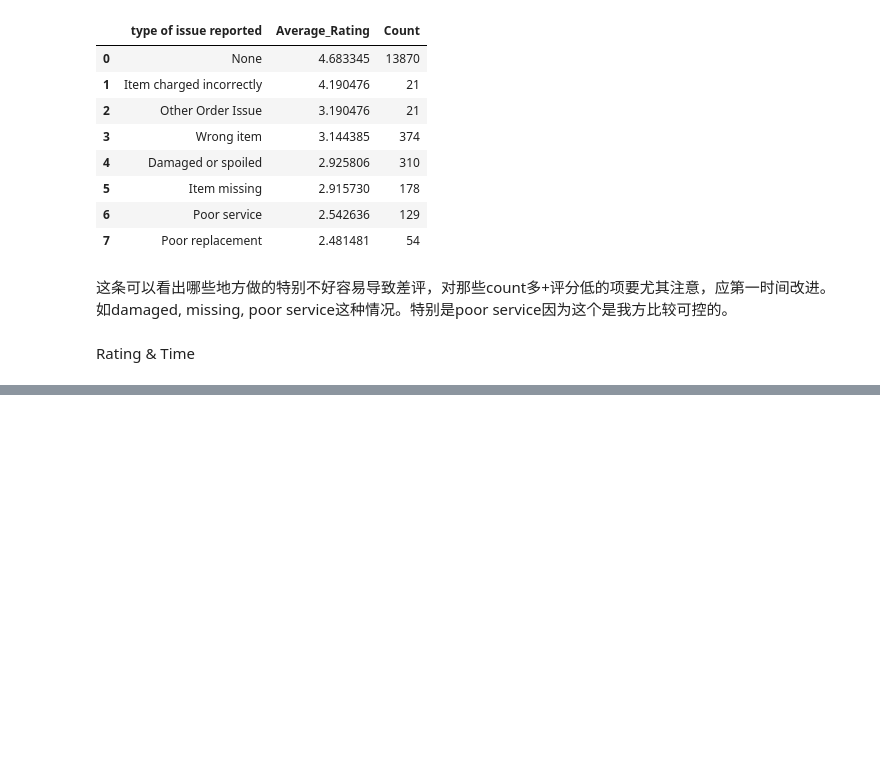
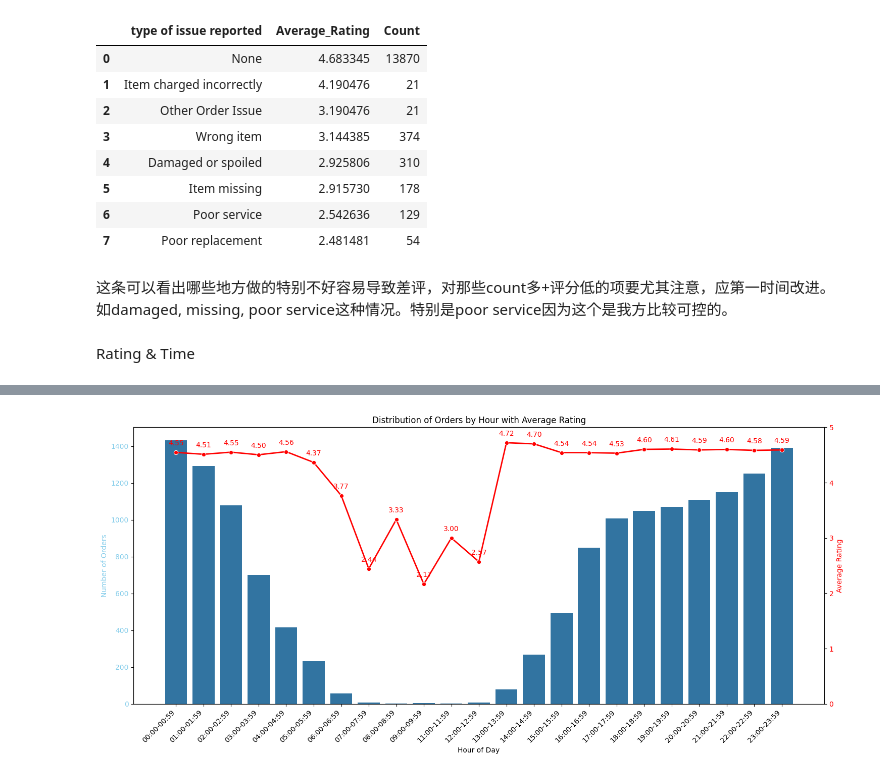
Before and after one commit to PeiZheng224/AI-Powered-Marketing-Content-Pipeline, a Jupyter notebook: instacart_1/takehomefile.ipynb, the cells around one changed output, grey strips where cells are left out. Cells and saved outputs as stored; diff of their text form; code cells hidden in the pictures; blank space fills up the shorter version.

Commit message:
basic data overview

```diff
--- a/instacart_1/takehomefile.ipynb
+++ b/instacart_1/takehomefile.ipynb
@@ -287,0 +364,6 @@ Rating & Time
+# %%
+# Create a new column 'Hour_Range' with human-readable format
+hourly_metrics_df['Hour_Range'] = hourly_metrics_df['Hour_of_Day'].apply(lambda x: f"{x}:00-{int(x):02d}:59")
+
+# Display the DataFrame with the new human-readable hour range
+display(hourly_metrics_df[['Hour_Range', 'Orders_Count', 'Average_Rating']])
@@ -287,0 +388,27 @@ Rating & Time
+# %%
+fig, ax1 = plt.subplots(figsize=(15, 7))
+
+# Plot Orders_Count as bar chart on the primary y-axis
+sns.barplot(x='Hour_Range', y='Orders_Count', data=hourly_metrics_df, ax=ax1)
+ax1.set_xlabel('Hour of Day')
+ax1.set_ylabel('Number of Orders', color='skyblue')
+ax1.tick_params(axis='y', labelcolor='skyblue')
+ax1.set_title('Distribution of Orders by Hour with Average Rating')
+ax1.set_xticklabels(hourly_metrics_df['Hour_Range'], rotation=45, ha='right')
+
+# Create a secondary y-axis for Average_Rating
+ax2 = ax1.twinx()
+# Plot Average_Rating as a line chart on the secondary y-axis
+sns.lineplot(x='Hour_Range', y='Average_Rating', data=hourly_metrics_df, ax=ax2, color='red', marker='o', linewidth=2)
+ax2.set_ylabel('Average Rating', color='red')
+ax2.tick_params(axis='y', labelcolor='red')
+ax2.set_ylim(bottom=0, top=5) # Assuming ratings are 0-5
+
+# Add average rating labels to the line plot
+for x_pos, y_pos in enumerate(hourly_metrics_df['Average_Rating']):
+    ax2.text(x_pos, y_pos + 0.1, f'{y_pos:.2f}', color='red', ha='center', va='bottom') # Adjust y_pos for label placement
+
+plt.tight_layout()
+plt.show()
+# %% [output]
+[figure, added]
```
Also changed, not shown: parts of 15 cells of this notebook.
